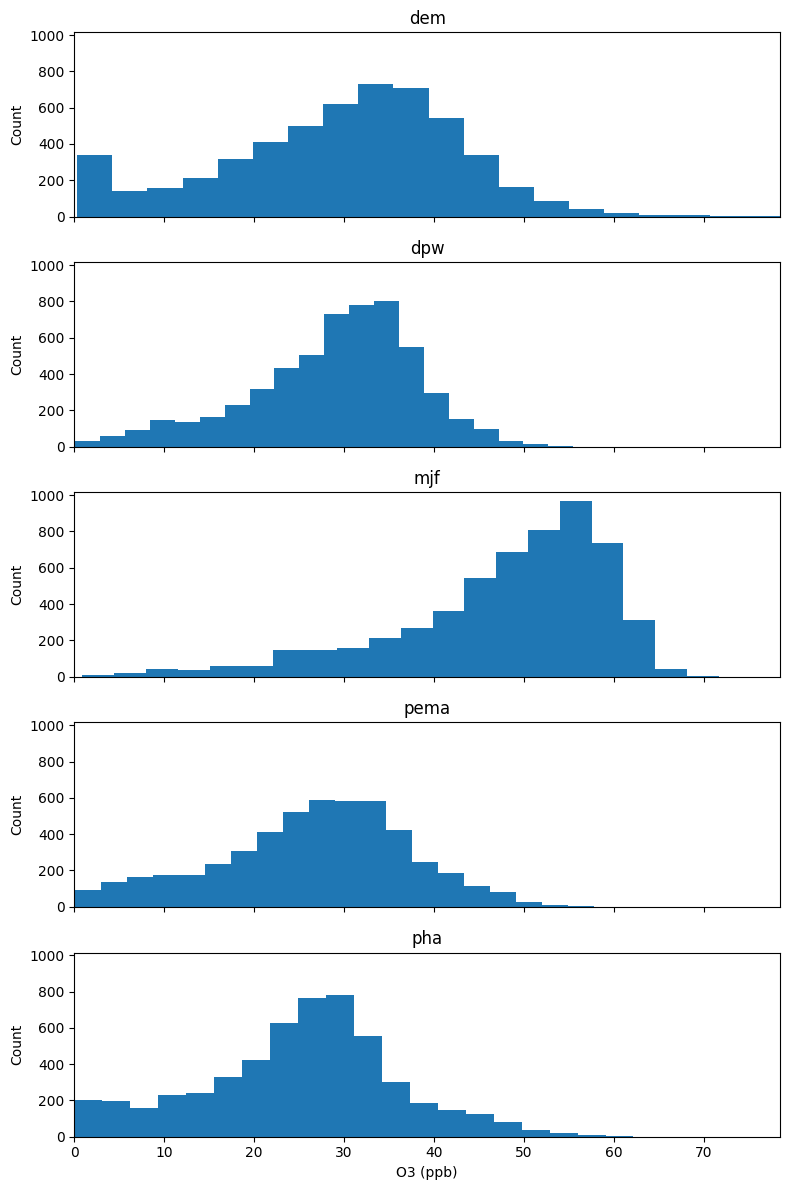
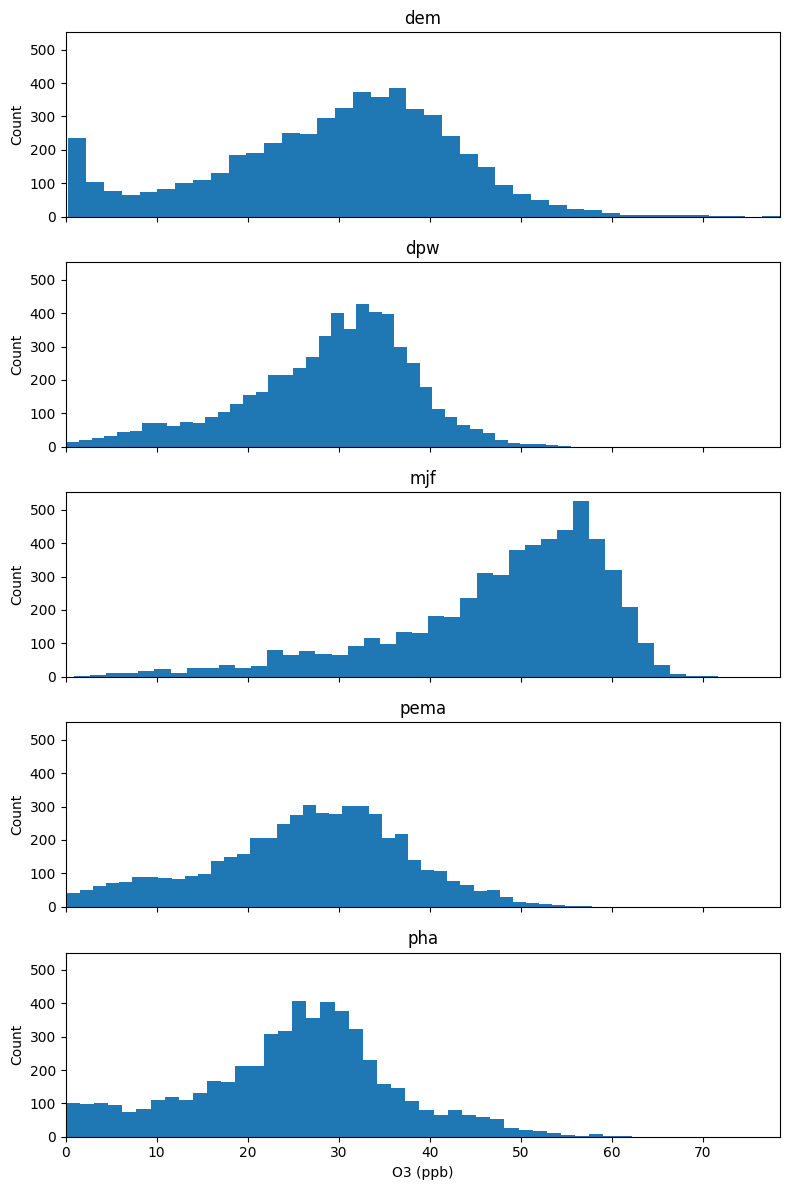
Code edit (unified diff) that turned the first committed figure into the second:
--- before
+++ after
@@ -14,5 +14,5 @@
 
 for ax, site in zip(axes, sites):
-    ax.hist(o3_df[site].dropna(), bins=20)
+    ax.hist(o3_df[site].dropna(), bins=40)
     ax.set_title(site)
     ax.set_ylabel("Count")

Commit: added dppm calibrations and fixed important calibration bug